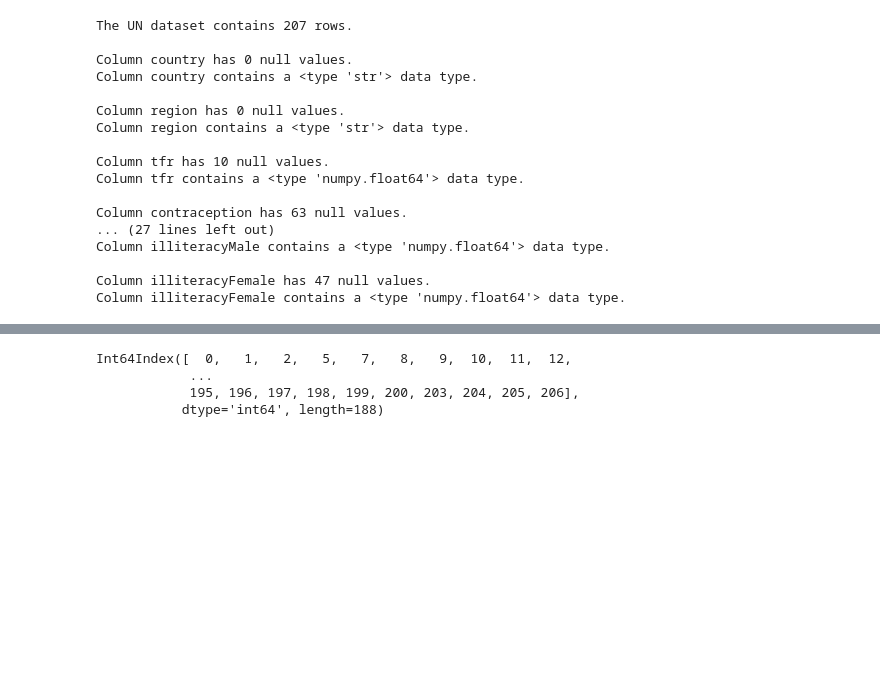
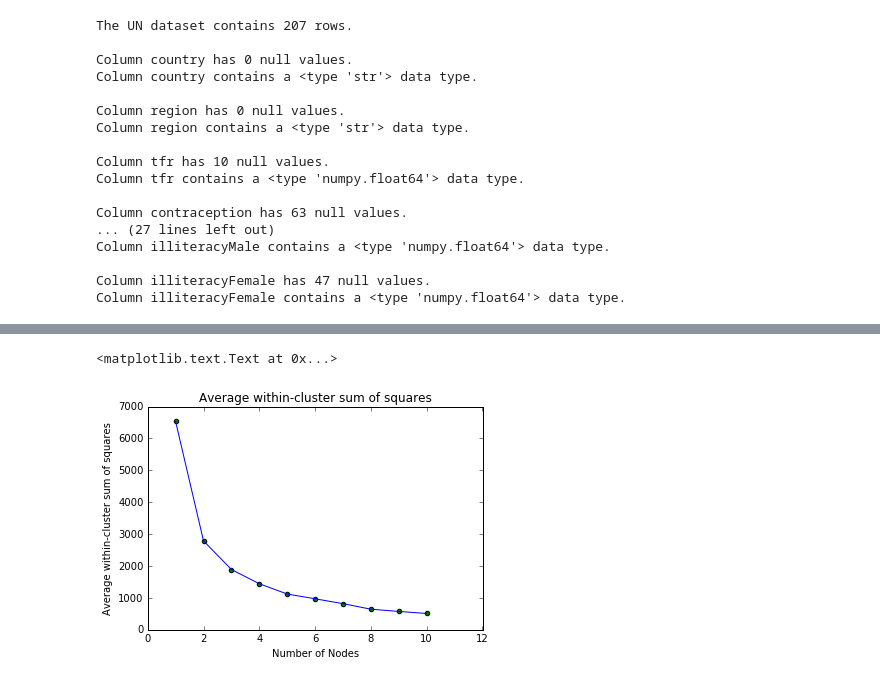
Before and after one commit to silkaitis/Thinkful-unit4, a Jupyter notebook: Clustering_2.ipynb, the cells around one changed output, grey strips where cells are left out. Cells and saved outputs as stored; diff of their text form; code cells hidden in the pictures; blank space fills up the shorter version.

Commit message:
kMeans clustering

```diff
--- a/Clustering_2.ipynb
+++ b/Clustering_2.ipynb
@@ -41,22 +35,3 @@ Column illiteracyMale contains a <type 'numpy.float64'> data type.
 
 Column illiteracyFemale has 47 null values.
 Column illiteracyFemale contains a <type 'numpy.float64'> data type.
-# %%
-#Apply kMeans to subset of UN data
-data_grp = ['lifeMale', 'lifeFemale', 'infantMortality', 'GDPperCapita']
-
-UN_data = UN_data.dropna(subset = data_grp)
-
-whitened_UN = whiten(np.array(UN_data[data_grp]))
-
-UN_data['distance'] = -1
-UN_data['centroid_code'] = ''
-
-for code in range(1,2):
-    centroids = kmeans(whitened_UN, code)
-
-    for i, val in enumerate(centroids):
-        for j in UN_data.index:
-            print(j)
-            UN_data['distance'][j] = pow(sum([pow(UN_data[grp][j] - val[0][k], 2) for k,grp in enumerate(data_grp)]), 0.5)
-            UN_data['centroid_code'][j] = i
@@ -92,7 +38,44 @@ IndexError: invalid index to scalar variable.
-# %%
-UN_data.index
-# %% [output]
-Int64Index([  0,   1,   2,   5,   7,   8,   9,  10,  11,  12,
-            ...
-            195, 196, 197, 198, 199, 200, 203, 204, 205, 206],
-           dtype='int64', length=188)
+# %%
+#Apply kMeans to subset of UN data
+data_grp = ['lifeMale', 'lifeFemale', 'infantMortality', 'GDPperCapita']
+
+UN_data = UN_data.dropna(subset = data_grp)
+
+score = []
+num_nodes = []
+
+for code in range(1,11):
+    centroids = kmeans(np.array(UN_data[data_grp]), code)
+
+    distance = [1e10]*len(UN_data)
+    ctr_label = [0]*len(UN_data)
+
+    for k, indx in enumerate(UN_data.index):
+
+        point = UN_data[data_grp].loc[indx].values
+
+        for i, center in enumerate(centroids[0]):
+
+            target = 0
+            for j, ctr_pt in enumerate(center):
+
+                target = target + pow(point[j] - ctr_pt, 2)
+
+            target = pow(target, 0.5)
+
+            if target < distance[k]:
+                distance[k] = target
+                ctr_label[k] = i
+
+    score.append(np.mean(distance))
+    num_nodes.append(code)
+
+
+plt.plot(num_nodes, score)
+plt.scatter(num_nodes, score, c = 'green', marker = 'o')
+plt.title('Average within-cluster sum of squares')
+plt.xlabel('Number of Nodes')
+plt.ylabel('Average within-cluster sum of squares')
+# %% [output]
+<matplotlib.text.Text at 0x...>
+[figure, added]
```
Also changed, not shown: parts of 4 cells of this notebook.
